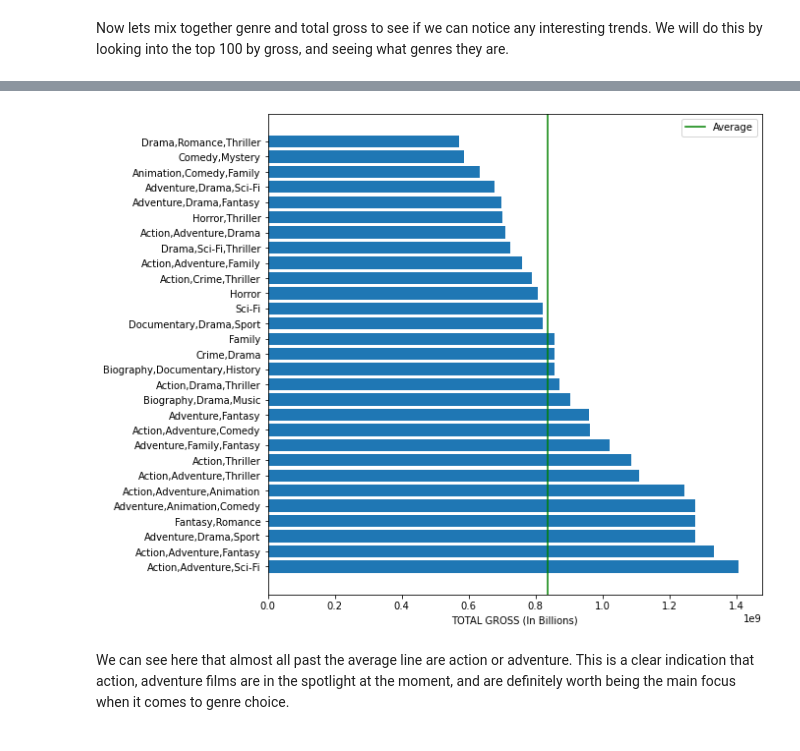
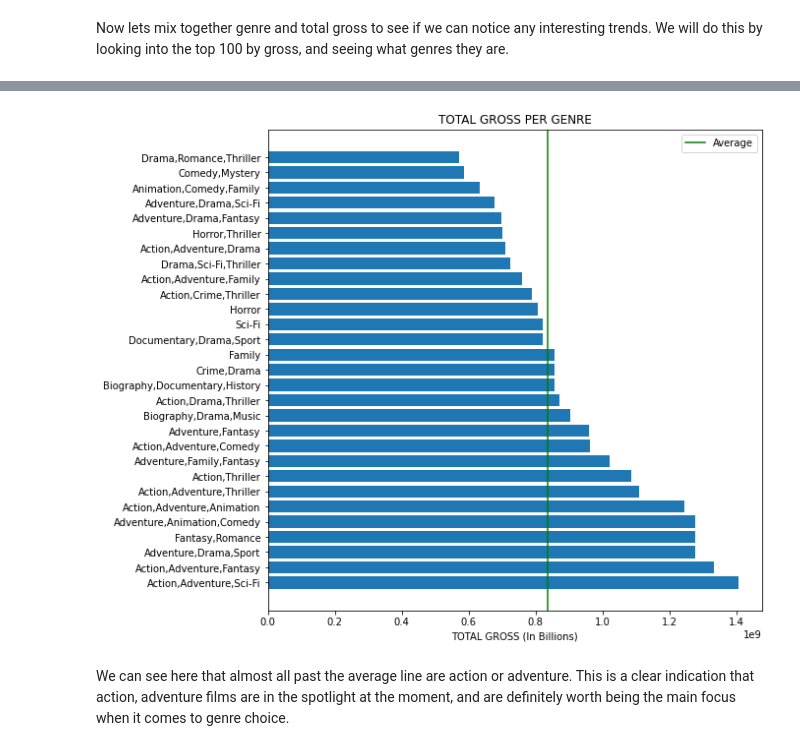
Before and after one commit to Djohnson1313/Phase_2_Project, a Jupyter notebook: Phase.2.project.notebook.ipynb, the cells around one changed output, grey strips where cells are left out. Drawn from its saved outputs; the diff is of its cells as text; code cells hidden in the pictures.

```diff
--- a/Phase.2.project.notebook.ipynb
+++ b/Phase.2.project.notebook.ipynb
@@ -570,16 +669,17 @@ top_100g.head() # view first five of dataframe
 # %%
 fig, ax = plt.subplots(figsize = (9, 9)) # create figure for plot
 
 x = top_100g['total_gross'] # assign variables for total gross
 y = top_100g['genres'] # assign variables for genres
 ax.set_xlabel('TOTAL GROSS (In Billions)') # label axis
 height_mean = round(sum(x) / len(x)) # find average of total gross
 ax.axvline(height_mean, color = 'green') # place average line
 plt.legend(['Average']) # create legend
+ax.set_title('TOTAL GROSS PER GENRE')
 ax.barh(y,x) # create plot
 plt.show(); # output
 # %% [output]
-[figure, old version]
+[figure, new version]
 # %% [markdown]
 We can see here that almost all past the average line are action or adventure. This is a clear indication that action, adventure films are in the spotlight at the moment, and are definitely worth being the main focus when it comes to genre choice.
 # %% [markdown]
```
Also changed, not shown: parts of 21 cells of this notebook.
